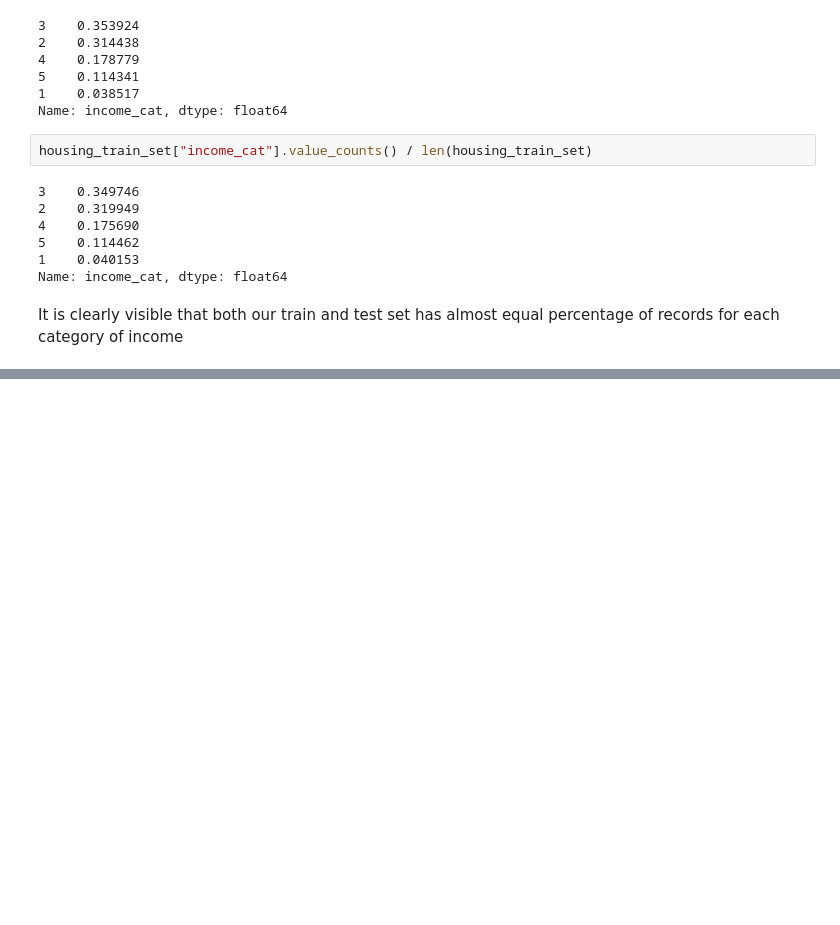
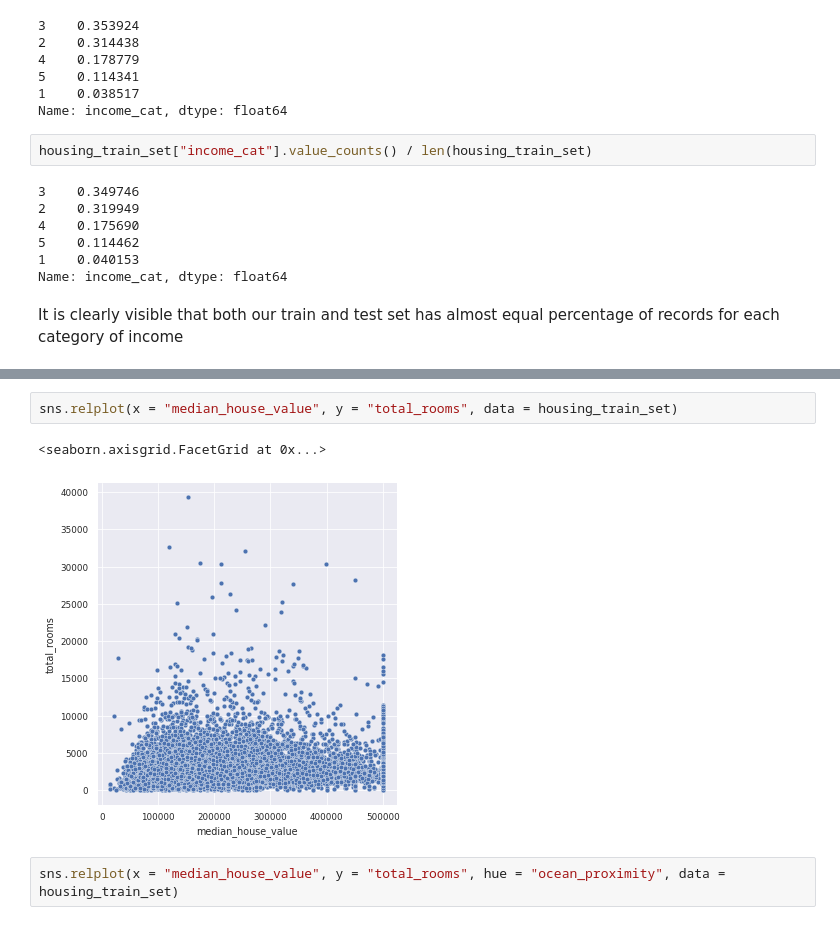
Before and after one commit to AMMLRepos/California-Housing-Price-Prediction, a Jupyter notebook: California_Housing_Prices_Prediction.ipynb, the cells around one changed output, grey strips where cells are left out. Drawn from its saved outputs; the diff is of its cells as text; blank space fills up the shorter version.

```diff
--- a/California_Housing_Prices_Prediction.ipynb
+++ b/California_Housing_Prices_Prediction.ipynb
@@ -241,0 +282,7 @@ It is clearly visible that both our train and test set has almost equal percenta
+# %%
+sns.relplot(x = "median_house_value", y = "total_rooms", data = housing_train_set)
+# %% [output]
+<seaborn.axisgrid.FacetGrid at 0x...>
+[figure, added]
+# %%
+sns.relplot(x = "median_house_value", y = "total_rooms", hue = "ocean_proximity", data = housing_train_set)
```
Also changed, not shown: parts of 6 cells of this notebook.
